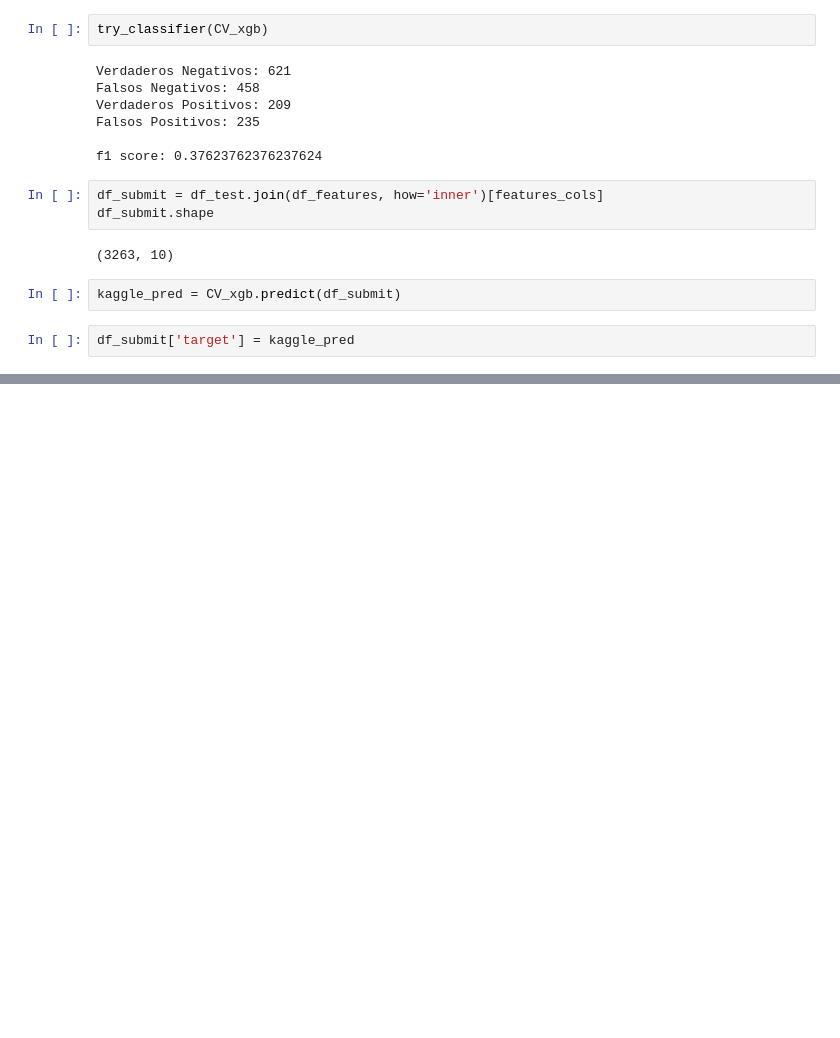
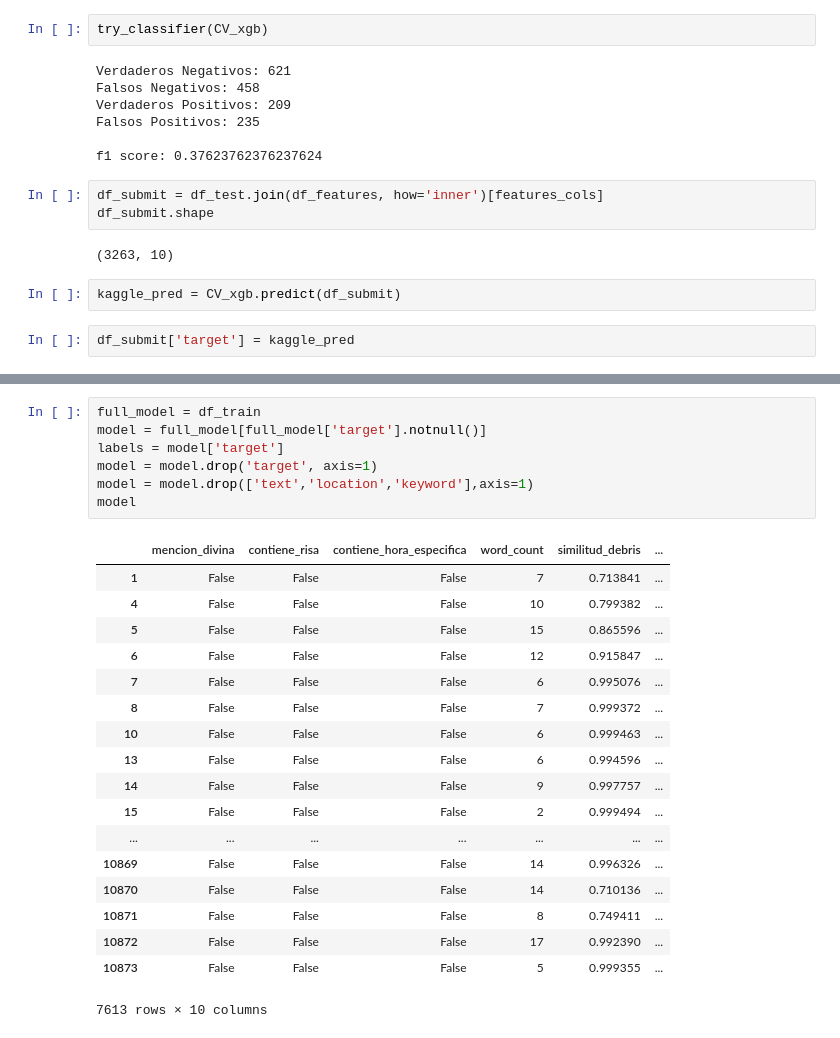
Before and after one commit to fsicardir/datos-tp2, a Jupyter notebook: notebooks_models/word2vec_model.ipynb, the cells around one changed output, grey strips where cells are left out. Saved outputs shown, nothing was run; the diff lists cells and outputs as text; blank space fills up the shorter version.

```diff
--- a/notebooks_models/word2vec_model.ipynb
+++ b/notebooks_models/word2vec_model.ipynb
@@ -119,0 +125,26 @@ Index(['id', 'target'], dtype='object')
+# %%
+full_model = df_train
+model = full_model[full_model['target'].notnull()]
+labels = model['target']
+model = model.drop('target', axis=1)
+model = model.drop(['text','location','keyword'],axis=1)
+model
+# %% [output]
+|  | mencion_divina | contiene_risa | contiene_hora_especifica | word_count | similitud_debris | ... |
+| 1 | False | False | False | 7 | 0.713841 | ... |
+| 4 | False | False | False | 10 | 0.799382 | ... |
+| 5 | False | False | False | 15 | 0.865596 | ... |
+| 6 | False | False | False | 12 | 0.915847 | ... |
+| 7 | False | False | False | 6 | 0.995076 | ... |
+| 8 | False | False | False | 7 | 0.999372 | ... |
+| 10 | False | False | False | 6 | 0.999463 | ... |
+| 13 | False | False | False | 6 | 0.994596 | ... |
+| 14 | False | False | False | 9 | 0.997757 | ... |
+| 15 | False | False | False | 2 | 0.999494 | ... |
+| ... | ... | ... | ... | ... | ... | ... |
+| 10869 | False | False | False | 14 | 0.996326 | ... |
+| 10870 | False | False | False | 14 | 0.710136 | ... |
+| 10871 | False | False | False | 8 | 0.749411 | ... |
+| 10872 | False | False | False | 17 | 0.992390 | ... |
+| 10873 | False | False | False | 5 | 0.999355 | ... |
+7613 rows × 10 columns
```
Also changed, not shown: parts of 14 cells of this notebook, 1 other file.
